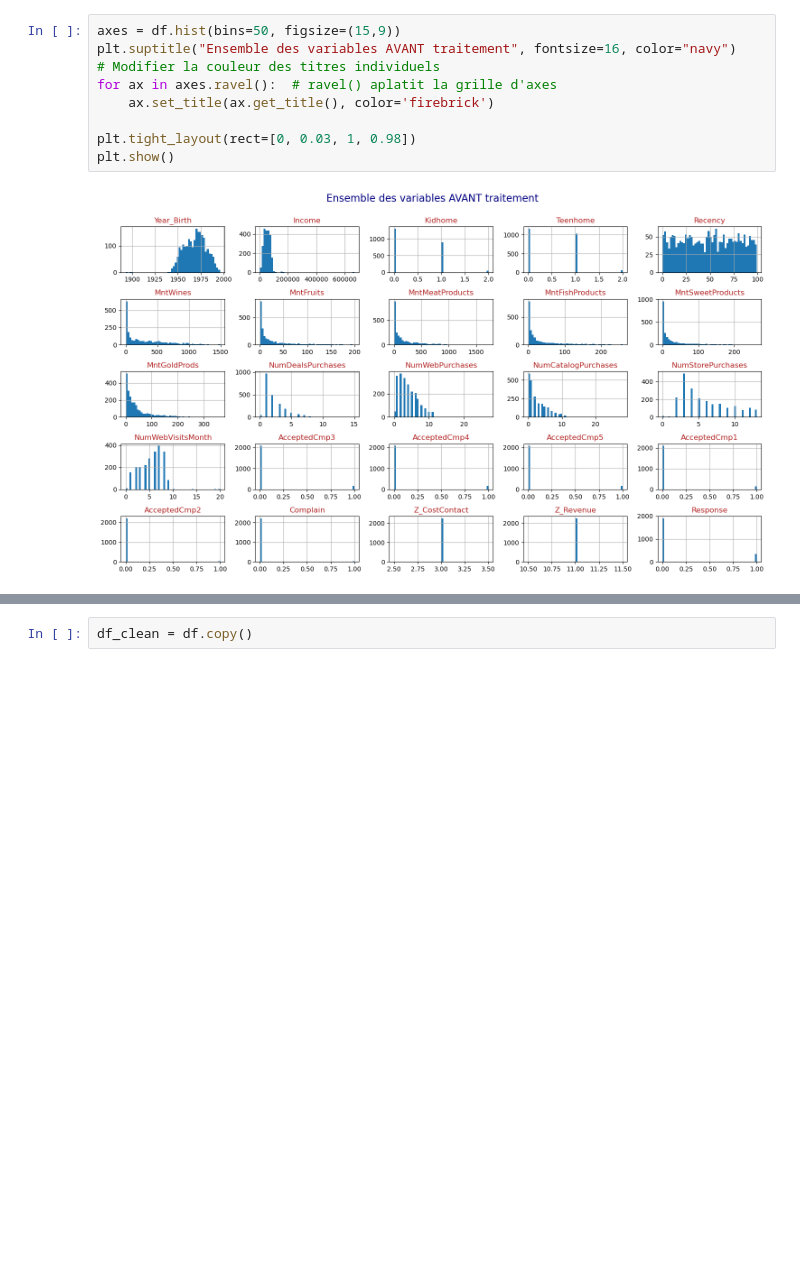
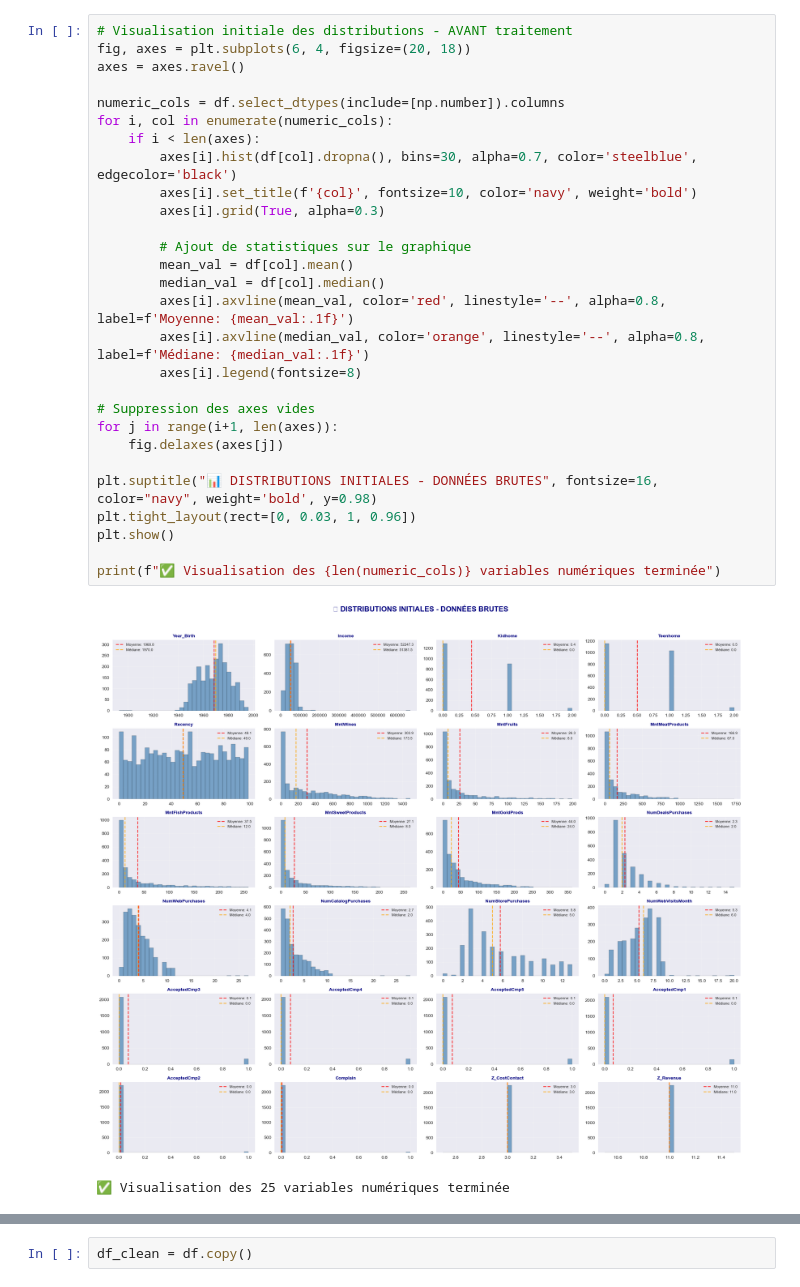
Before and after one commit to bruno-coulet/customer-personality-analysis, a Jupyter notebook: exploration.ipynb, the cells around one changed output, grey strips where cells are left out. Drawn from its saved outputs; the diff is of its cells as text; blank space fills up the shorter version.

Commit message:
analyse et traitement complet des données, rapports détaillés et création des datasets pour le clustering

```diff
--- a/exploration.ipynb
+++ b/exploration.ipynb
@@ -33,12 +222,32 @@ Index(['Year_Birth', 'Education', 'Marital_Status', 'Income', 'Kidhome',
 # %%
-axes = df.hist(bins=50, figsize=(15,9))
-plt.suptitle("Ensemble des variables AVANT traitement", fontsize=16, color="navy")
-# Modifier la couleur des titres individuels
-for ax in axes.ravel():  # ravel() aplatit la grille d'axes
-    ax.set_title(ax.get_title(), color='firebrick')
+# Visualisation initiale des distributions - AVANT traitement
+fig, axes = plt.subplots(6, 4, figsize=(20, 18))
+axes = axes.ravel()
 
-plt.tight_layout(rect=[0, 0.03, 1, 0.98])
+numeric_cols = df.select_dtypes(include=[np.number]).columns
+for i, col in enumerate(numeric_cols):
+    if i < len(axes):
+        axes[i].hist(df[col].dropna(), bins=30, alpha=0.7, color='steelblue', edgecolor='black')
+        axes[i].set_title(f'{col}', fontsize=10, color='navy', weight='bold')
+        axes[i].grid(True, alpha=0.3)
+
+        # Ajout de statistiques sur le graphique
+        mean_val = df[col].mean()
+        median_val = df[col].median()
+        axes[i].axvline(mean_val, color='red', linestyle='--', alpha=0.8, label=f'Moyenne: {mean_val:.1f}')
+        axes[i].axvline(median_val, color='orange', linestyle='--', alpha=0.8, label=f'Médiane: {median_val:.1f}')
+        axes[i].legend(fontsize=8)
+
+# Suppression des axes vides
+for j in range(i+1, len(axes)):
+    fig.delaxes(axes[j])
+
+plt.suptitle("📊 DISTRIBUTIONS INITIALES - DONNÉES BRUTES", fontsize=16, color="navy", weight='bold', y=0.98)
+plt.tight_layout(rect=[0, 0.03, 1, 0.96])
 plt.show()
+
+print(f"✅ Visualisation des {len(numeric_cols)} variables numériques terminée")
 # %% [output]
-[figure, old version]
+[figure, new version]
+✅ Visualisation des 25 variables numériques terminée
 # %%
```
Also changed, not shown: parts of 44 cells of this notebook, 6 other files.
